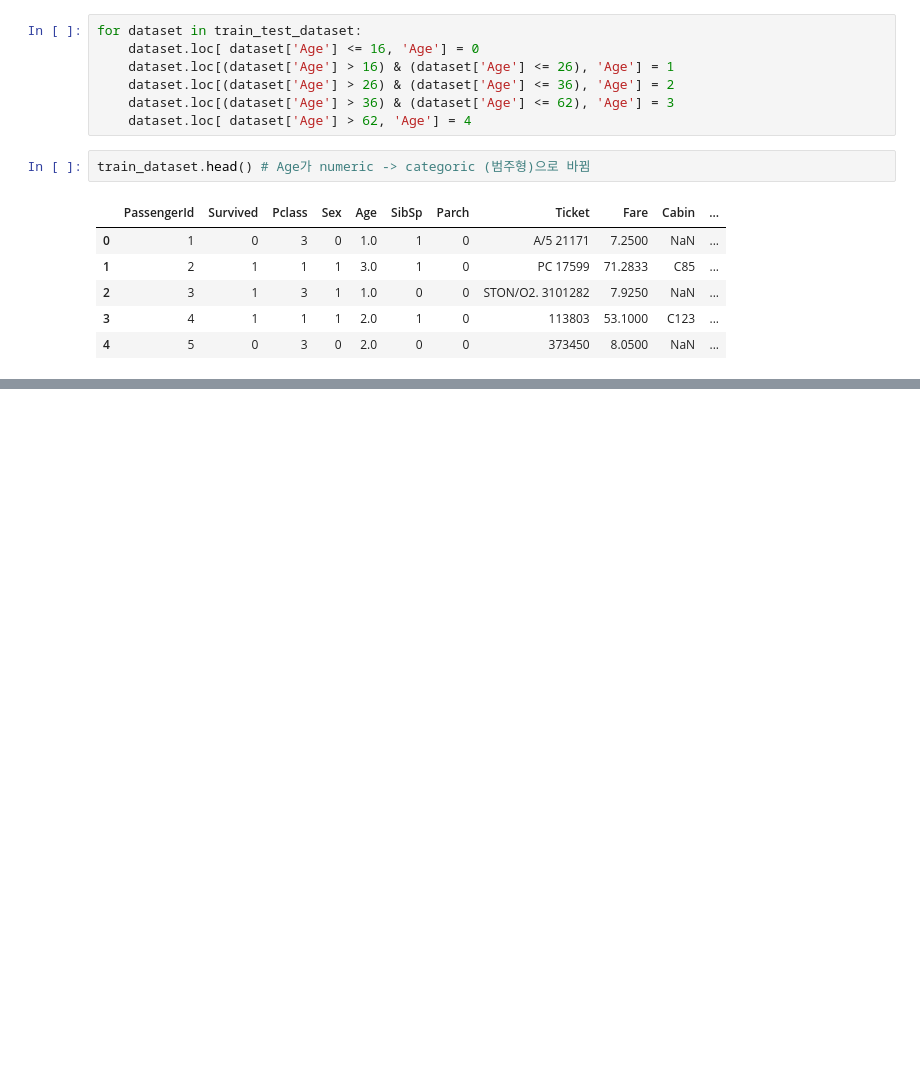
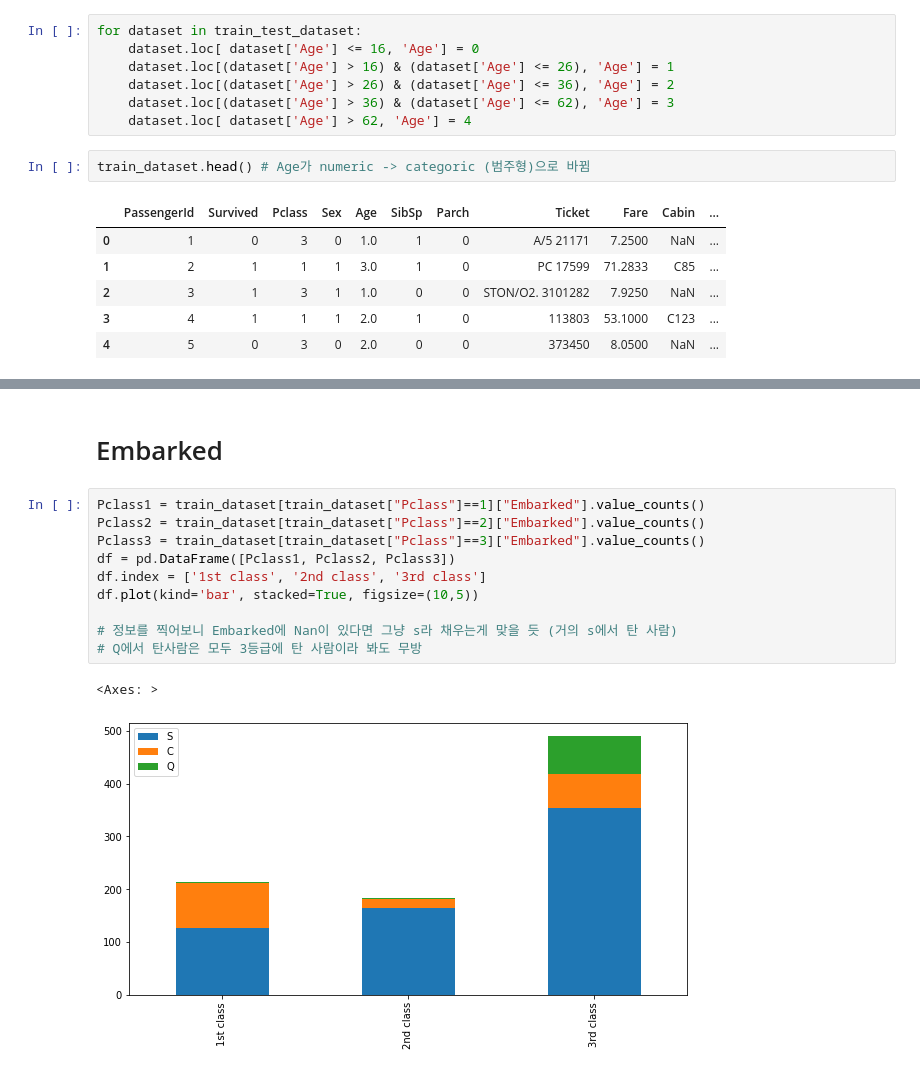
Before and after one commit to HoJ00n2/kaggle-titanic, a Jupyter notebook: my-solution.ipynb, the cells around one changed output, grey strips where cells are left out. Drawn from its saved outputs; the diff is of its cells as text; blank space fills up the shorter version.

```diff
--- a/my-solution.ipynb
+++ b/my-solution.ipynb
@@ -328,0 +344,15 @@ train_dataset.head() # Age가 numeric -> categoric (범주형)으로 바뀜
+# %% [markdown]
+# Embarked
+# %%
+Pclass1 = train_dataset[train_dataset["Pclass"]==1]["Embarked"].value_counts()
+Pclass2 = train_dataset[train_dataset["Pclass"]==2]["Embarked"].value_counts()
+Pclass3 = train_dataset[train_dataset["Pclass"]==3]["Embarked"].value_counts()
+df = pd.DataFrame([Pclass1, Pclass2, Pclass3])
+df.index = ['1st class', '2nd class', '3rd class']
+df.plot(kind='bar', stacked=True, figsize=(10,5))
+
+# 정보를 찍어보니 Embarked에 Nan이 있다면 그냥 s라 채우는게 맞을 듯 (거의 s에서 탄 사람)
+# Q에서 탄사람은 모두 3등급에 탄 사람이라 봐도 무방
+# %% [output]
+<Axes: >
+[figure, added]
```
Also changed, not shown: parts of 21 cells of this notebook.
